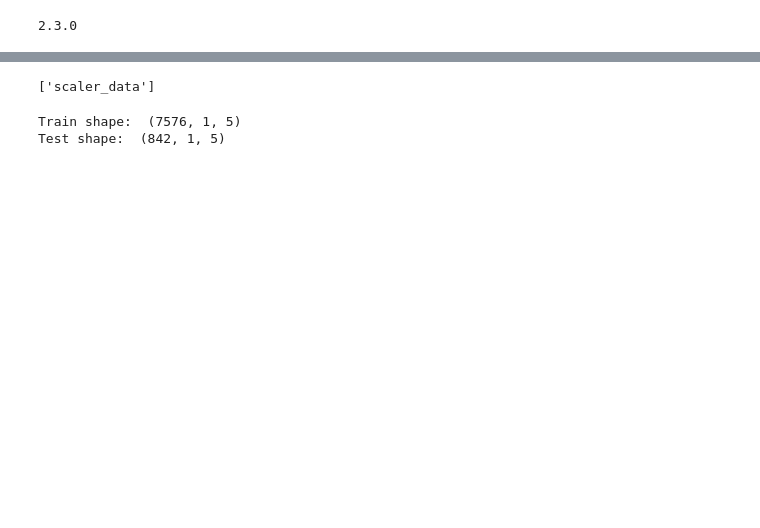
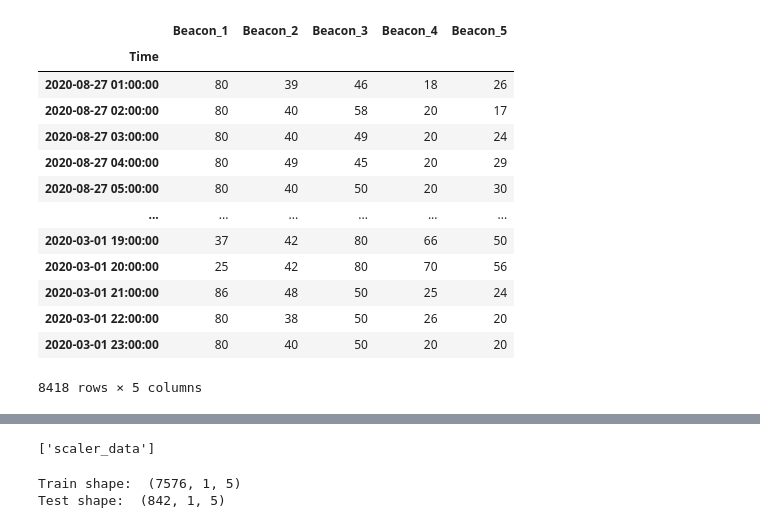
Before and after one commit to AbdulAsyraf/psm_learning, a Jupyter notebook: ModelCreation.ipynb, the cells around one changed output, grey strips where cells are left out. Cells and saved outputs as stored; diff of their text form; code cells hidden in the pictures; blank space fills up the shorter version.

```diff
--- a/ModelCreation.ipynb
+++ b/ModelCreation.ipynb
@@ -11,4 +14,0 @@ import matplotlib.pyplot as plt
-# %%
-print(tf.__version__)
-# %% [output]
-2.3.0
@@ -15,19 +18,35 @@ print(tf.__version__)
 # %%
 # import csv files
 # problem with this method is that it imports in a weird order, as in jan 1 is not always the first file imported, and jan 2 won't be the second even if jan 1 is the first
 data_dir = '/home/acapskyrim/projects/psm/psm_generate/data'
 combined_data = pd.DataFrame()
 counter = 0 # this is just for getting pretty plots
 
 for filename in os.listdir(data_dir):
-    dataset = pd.read_csv(os.path.join(data_dir, filename), parse_dates=[0])
-    dataset.columns = ['Time', 'Beacon_1', 'Beacon_2', 'Beacon_3', 'Beacon_4', 'Beacon_5']
-    combined_data = combined_data.append(dataset)
+    if username in filename:
+        dataset = pd.read_csv(os.path.join(data_dir, filename), parse_dates=[0])
+        dataset.columns = ['Time', 'Beacon_1', 'Beacon_2', 'Beacon_3', 'Beacon_4', 'Beacon_5']
+        dataset.set_index('Time', inplace=True)
+        combined_data = combined_data.append(dataset)
+# combined_data.set_index('Time', inplace=True)
 #     counter = counter + 1
 #     if counter == 1:
 #         break
-
-combined_data.set_index('Time', inplace=True)
+# %% [output]
+|  | Beacon_1 | Beacon_2 | Beacon_3 | Beacon_4 | Beacon_5 |
+| Time |  |  |  |  |  |
+| 2020-08-27 01:00:00 | 80 | 39 | 46 | 18 | 26 |
+| 2020-08-27 02:00:00 | 80 | 40 | 58 | 20 | 17 |
+| 2020-08-27 03:00:00 | 80 | 40 | 49 | 20 | 24 |
+| 2020-08-27 04:00:00 | 80 | 49 | 45 | 20 | 29 |
+| 2020-08-27 05:00:00 | 80 | 40 | 50 | 20 | 30 |
+| ... | ... | ... | ... | ... | ... |
+| 2020-03-01 19:00:00 | 37 | 42 | 80 | 66 | 50 |
+| 2020-03-01 20:00:00 | 25 | 42 | 80 | 70 | 56 |
+| 2020-03-01 21:00:00 | 86 | 48 | 50 | 25 | 24 |
+| 2020-03-01 22:00:00 | 80 | 38 | 50 | 26 | 20 |
+| 2020-03-01 23:00:00 | 80 | 40 | 50 | 20 | 20 |
+8418 rows × 5 columns
 # %%
 # set train and test samples
 train_size = int(len(combined_data) * 0.90)
```
Also changed, not shown: parts of 12 cells of this notebook, 1 other file.
